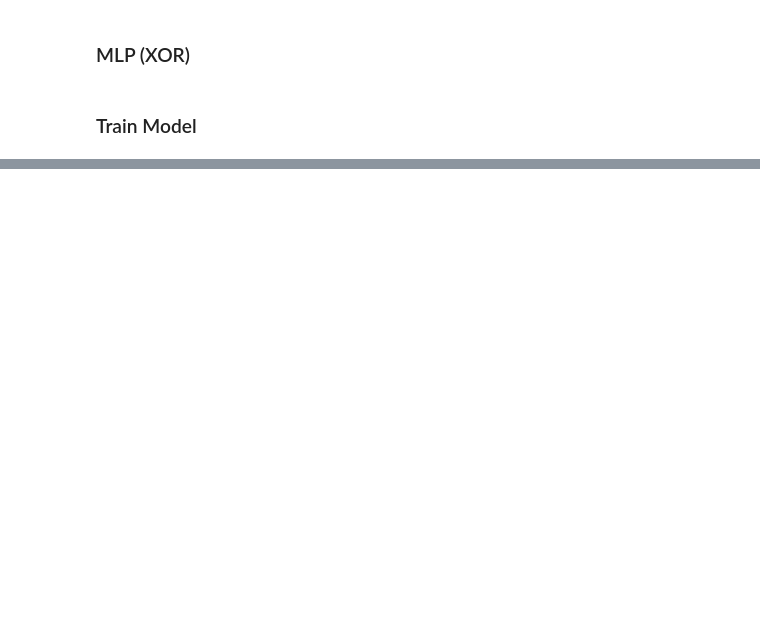
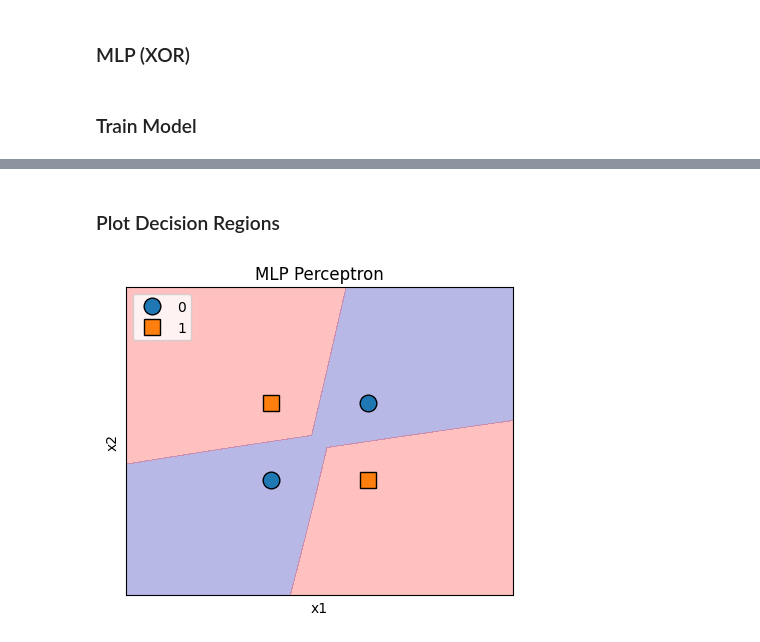
Before and after one commit to Nont18/Deep-learning-coding, a Jupyter notebook: deep_learning/ch08-02_MLP.ipynb, the cells around one changed output, grey strips where cells are left out. Cells and saved outputs as stored; diff of their text form; code cells hidden in the pictures; blank space fills up the shorter version.

```diff
--- a/deep_learning/ch08-02_MLP.ipynb
+++ b/deep_learning/ch08-02_MLP.ipynb
@@ -18,10 +18,10 @@ y_train = np.array(y)
 from sklearn.neural_network import MLPClassifier
 
 # model = MLPClassifier(hidden_layer_sizes=(3), random_state=1, verbose=True)
-model = MLPClassifier(hidden_layer_sizes=(3))
+# model = MLPClassifier(hidden_layer_sizes=(3))
 
 # model = MLPClassifier(hidden_layer_sizes=(4), random_state=1, verbose=True)
-# model = MLPClassifier(hidden_layer_sizes=(4), random_state=1, verbose=True, max_iter=900)
+model = MLPClassifier(hidden_layer_sizes=(300), random_state=1, verbose=True, max_iter=900)
 
 model.fit(X_train, y_train)
 # %% [output]
@@ -28,0 +103,20 @@ MLPClassifier(hidden_layer_sizes=3)
+# %% [markdown]
+### Plot Decision Regions
+# %%
+import matplotlib.pyplot as plt
+import mglearn
+
+plt.figure(figsize=(5,4))
+mk = {0: 'o', 1: 's'} # or mk = ['o','s'] #work
+
+mglearn.plots.plot_2d_separator(model, X_train, fill=True, eps=1.5, alpha=0.28)
+mglearn.discrete_scatter(X_train[:, 0], X_train[:, 1], y, s=12, markers=mk)
+
+#plt.legend(loc='upper left')
+plt.xlabel('x1')
+plt.ylabel('x2')
+plt.legend(loc='upper left')
+plt.title('MLP Perceptron')
+plt.show()
+# %% [output]
+[figure, added]
```
Also changed, not shown: parts of 7 cells of this notebook, 3 other files.
